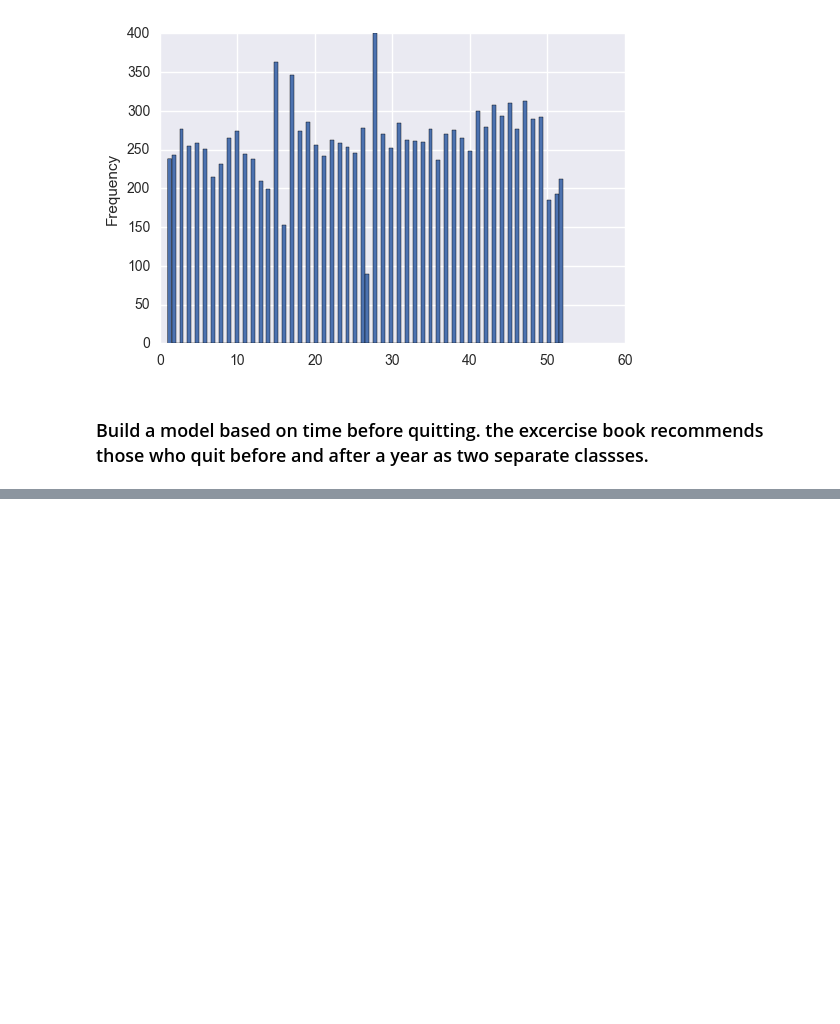
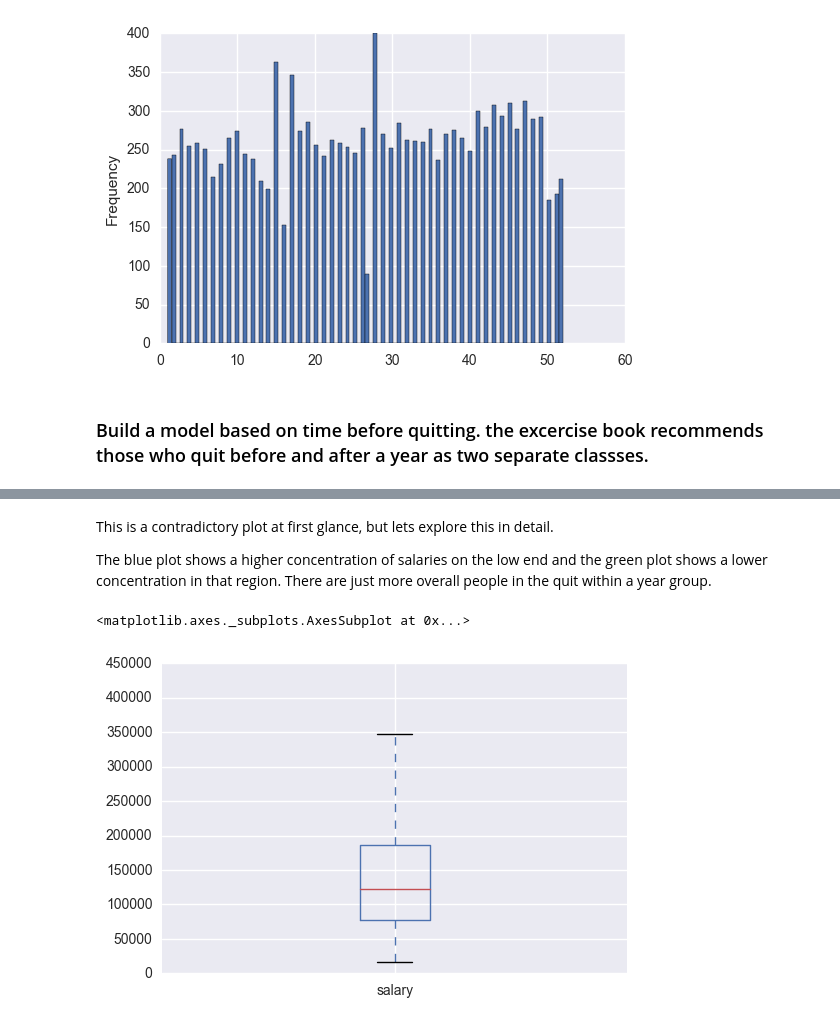
Before and after one commit to cwczarnik/DataScienceBootcamp_DC, a Jupyter notebook: employee_retention/employee_retention.ipynb, the cells around one changed output, grey strips where cells are left out. Cells and saved outputs as stored; diff of their text form; code cells hidden in the pictures; blank space fills up the shorter version.

```diff
--- a/employee_retention/employee_retention.ipynb
+++ b/employee_retention/employee_retention.ipynb
@@ -336,0 +338,9 @@ array([False,  True], dtype=bool)
+# %% [markdown]
+This is a contradictory plot at first glance, but lets explore this in detail.
+
+The blue plot shows a higher concentration of salaries on the low end and the green plot shows a lower concentration in that region. There are just more overall people in the quit within a year group.
+# %%
+emp_retention[emp_retention['quit_within_year']==True]['salary'].plot(kind='box')
+# %% [output]
+<matplotlib.axes._subplots.AxesSubplot at 0x...>
+[figure, added]
```
Also changed, not shown: parts of 18 cells of this notebook, 1 other file.
